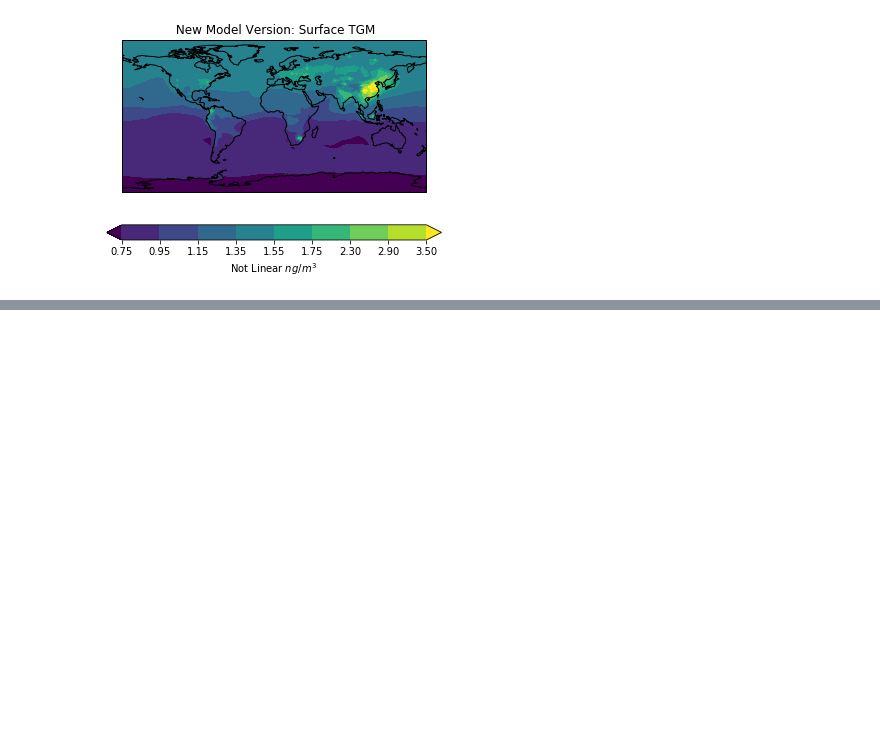
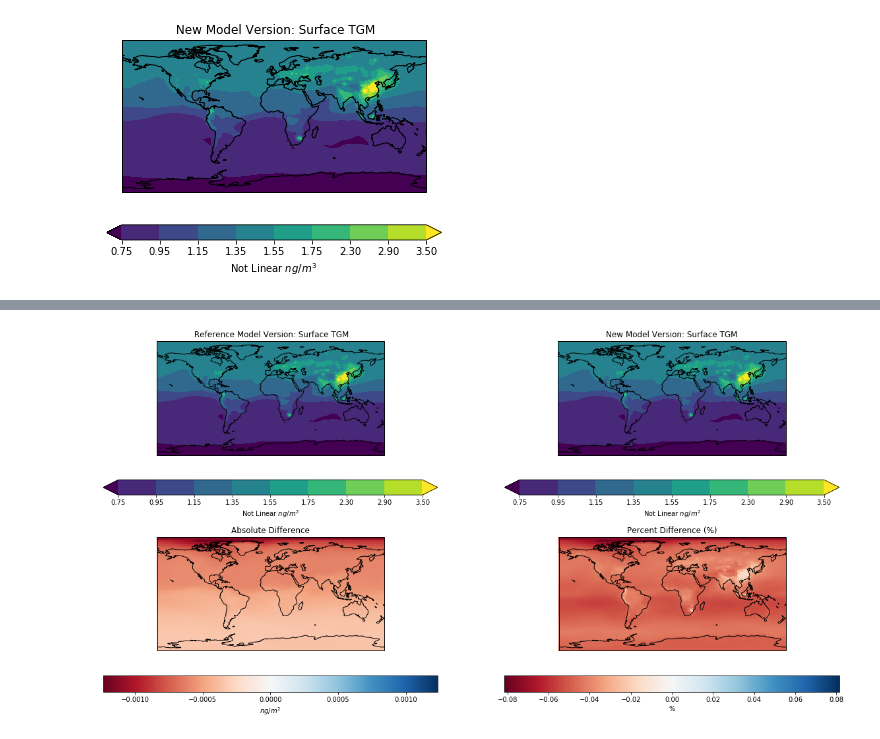
Before and after one commit to arifein/pythonHgBenchmark, a Jupyter notebook: TGM-Graphs-pg3.ipynb, the cells around one changed output, grey strips where cells are left out. Saved outputs shown, nothing was run; the diff lists cells and outputs as text; code cells hidden in the pictures; blank space fills up the shorter version.

```diff
--- a/TGM-Graphs-pg3.ipynb
+++ b/TGM-Graphs-pg3.ipynb
@@ -222,0 +340,5 @@ plt.show()
+# %%
+
+HgMeanSurface(['IJ_AVG_S_Hg0', 'IJ_AVG_S_Hg2'], "$ng/m^2$", 8.93, "Surface TGM")
+# %% [output]
+[figure, added]
```
Also changed, not shown: parts of 6 cells of this notebook, 3 other files.
